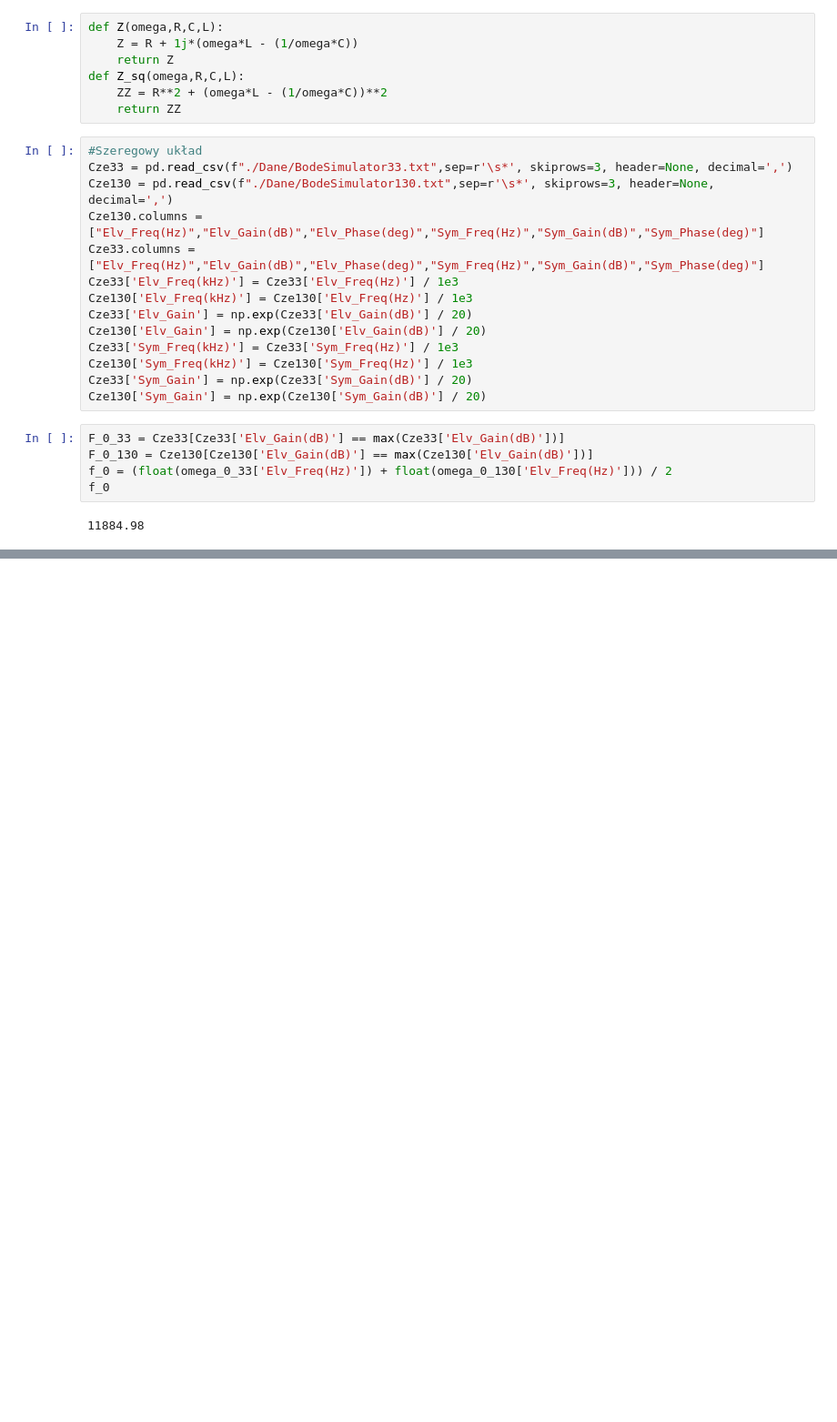
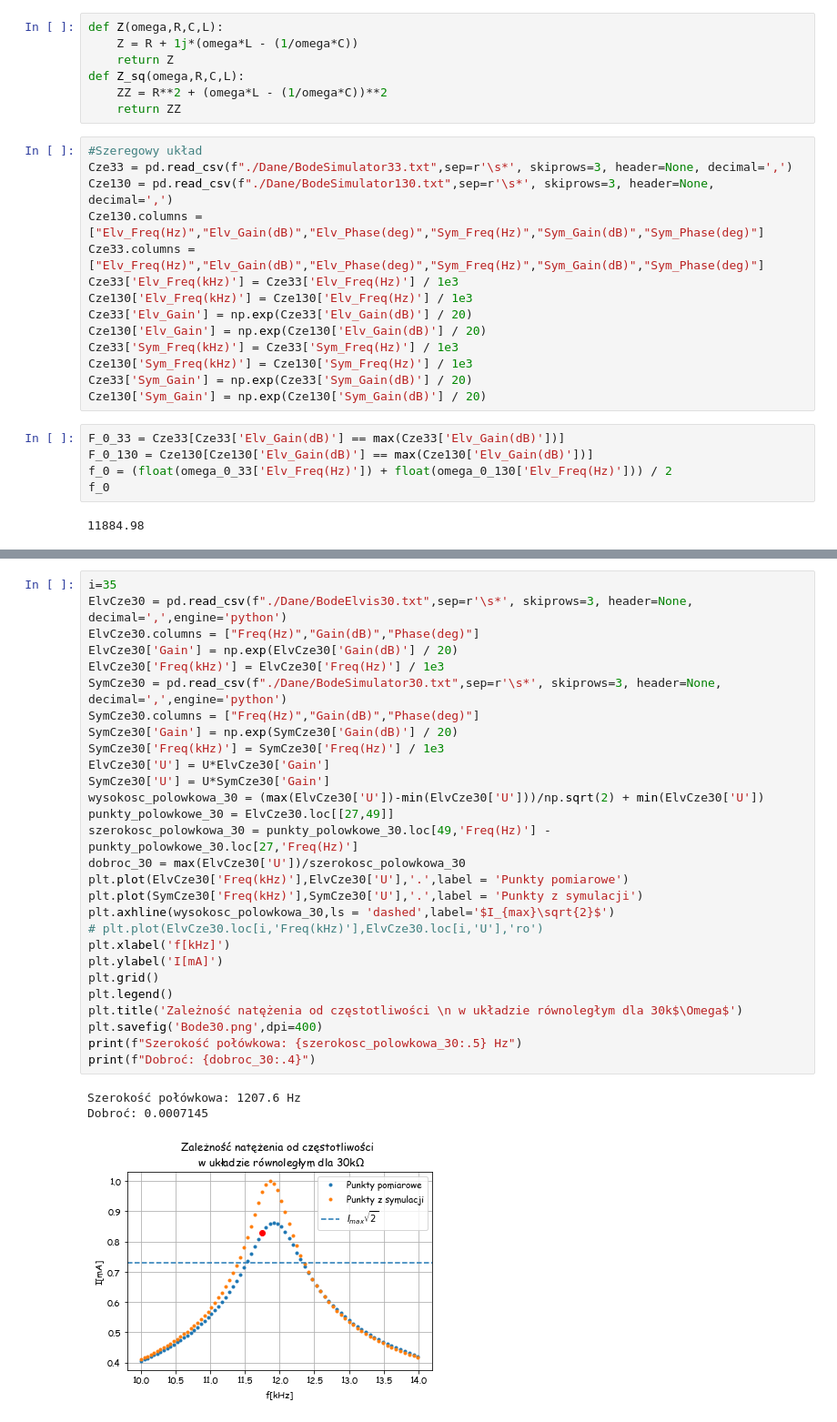
Before and after one commit to MarikinPaulina/EwEF, a Jupyter notebook: 02-Waleczny_Wrobel/Waleczny_wrobel.ipynb, the cells around one changed output, grey strips where cells are left out. Shown at 91% size. Drawn from its saved outputs; the diff is of its cells as text; blank space fills up the shorter version.

```diff
--- a/02-Waleczny_Wrobel/Waleczny_wrobel.ipynb
+++ b/02-Waleczny_Wrobel/Waleczny_wrobel.ipynb
@@ -100,0 +108,32 @@ Dobroć cewki: 0.029321707018919167
+# %%
+i=35
+ElvCze30 = pd.read_csv(f"./Dane/BodeElvis30.txt",sep=r'\s*', skiprows=3, header=None, decimal=',',engine='python')
+ElvCze30.columns = ["Freq(Hz)","Gain(dB)","Phase(deg)"]
+ElvCze30['Gain'] = np.exp(ElvCze30['Gain(dB)'] / 20)
+ElvCze30['Freq(kHz)'] = ElvCze30['Freq(Hz)'] / 1e3
+SymCze30 = pd.read_csv(f"./Dane/BodeSimulator30.txt",sep=r'\s*', skiprows=3, header=None, decimal=',',engine='python')
+SymCze30.columns = ["Freq(Hz)","Gain(dB)","Phase(deg)"]
+SymCze30['Gain'] = np.exp(SymCze30['Gain(dB)'] / 20)
+SymCze30['Freq(kHz)'] = SymCze30['Freq(Hz)'] / 1e3
+ElvCze30['U'] = U*ElvCze30['Gain']
+SymCze30['U'] = U*SymCze30['Gain']
+wysokosc_polowkowa_30 = (max(ElvCze30['U'])-min(ElvCze30['U']))/np.sqrt(2) + min(ElvCze30['U'])
+punkty_polowkowe_30 = ElvCze30.loc[[27,49]]
+szerokosc_polowkowa_30 = punkty_polowkowe_30.loc[49,'Freq(Hz)'] - punkty_polowkowe_30.loc[27,'Freq(Hz)']
+dobroc_30 = max(ElvCze30['U'])/szerokosc_polowkowa_30
+plt.plot(ElvCze30['Freq(kHz)'],ElvCze30['U'],'.',label = 'Punkty pomiarowe')
+plt.plot(SymCze30['Freq(kHz)'],SymCze30['U'],'.',label = 'Punkty z symulacji')
+plt.axhline(wysokosc_polowkowa_30,ls = 'dashed',label='$I_{max}\sqrt{2}$')
+# plt.plot(ElvCze30.loc[i,'Freq(kHz)'],ElvCze30.loc[i,'U'],'ro')
+plt.xlabel('f[kHz]')
+plt.ylabel('I[mA]')
+plt.grid()
+plt.legend()
+plt.title('Zależność natężenia od częstotliwości \n w układzie równoległym dla 30k$\Omega$')
+plt.savefig('Bode30.png',dpi=400)
+print(f"Szerokość połówkowa: {szerokosc_polowkowa_30:.5} Hz")
+print(f"Dobroć: {dobroc_30:.4}")
+# %% [output]
+Szerokość połówkowa: 1207.6 Hz
+Dobroć: 0.0007145
+[figure, added]
```
Also changed, not shown: parts of 5 cells of this notebook, 3 other files.
